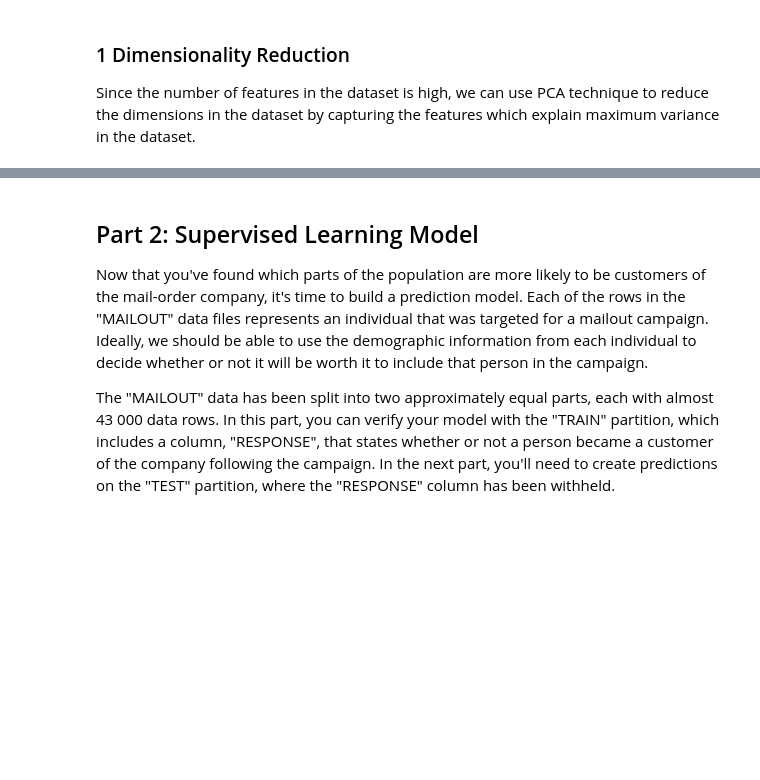
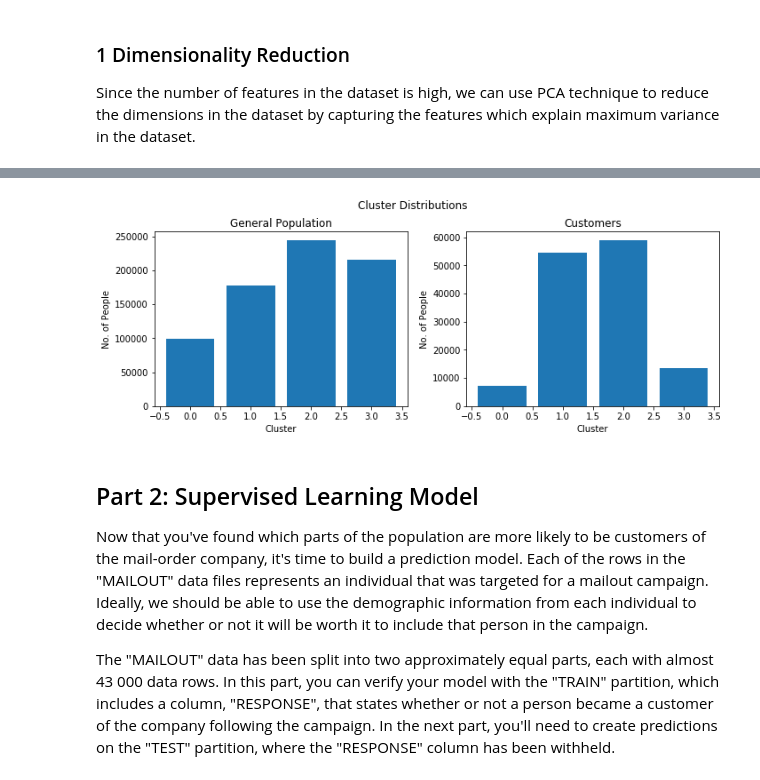
Before and after one commit to ksantosh95/Customer_Segmentation_Arvato, a Jupyter notebook: Arvato Project Workbook.ipynb, the cells around one changed output, grey strips where cells are left out. Cells and saved outputs as stored; diff of their text form; code cells hidden in the pictures; blank space fills up the shorter version.

```diff
--- a/Arvato Project Workbook.ipynb
+++ b/Arvato Project Workbook.ipynb
@@ -763,0 +988,6 @@ plot_pca_exp_variance(pca_azdias)
+# %%
+azdias_clusters = kmeans.predict(azdias_pca_175)
+# %%
+customers_pca_175 = pca_175.transform(customers)
+# %%
+customers_clusters = kmeans.predict(customers_pca_175)
@@ -763,0 +996,10 @@ plot_pca_exp_variance(pca_azdias)
+# %%
+customers_clusters = pd.Series(customers_clusters)
+azdias_clusters = pd.Series(azdias_clusters)
+
+cluster_info = pd.DataFrame([])
+
+cluster_info["Population"] = azdias_clusters.value_counts().sort_index()
+cluster_info["Customers"] = customers_clusters.value_counts().sort_index()
+cluster_info.reset_index(inplace=True)
+cluster_info.rename(columns={"index":"Cluster"}, inplace=True)
@@ -764,3 +1014,21 @@ plot_pca_exp_variance(pca_azdias)
+# %%
+fig, (ax1, ax2) = plt.subplots(1,2, figsize=(10, 4))
+
+ax1.bar(cluster_info["Cluster"], cluster_info["Population"])
+ax1.set_xlabel("Cluster")
+ax1.set_ylabel("No. of People")
+ax1.set_title("General Population")
+
+ax2.bar(cluster_info["Cluster"], cluster_info["Customers"])
+ax2.set_xlabel("Cluster")
+ax2.set_ylabel("No. of People")
+ax2.set_title("Customers")
+
+fig.suptitle("Cluster Distributions")
+fig.tight_layout(rect=[0, 0.03, 1, 0.95])
+plt.show()
+# %% [output]
+[figure, added]
 # %% [markdown]
 ## Part 2: Supervised Learning Model
 
```
Also changed, not shown: parts of 80 cells of this notebook.
